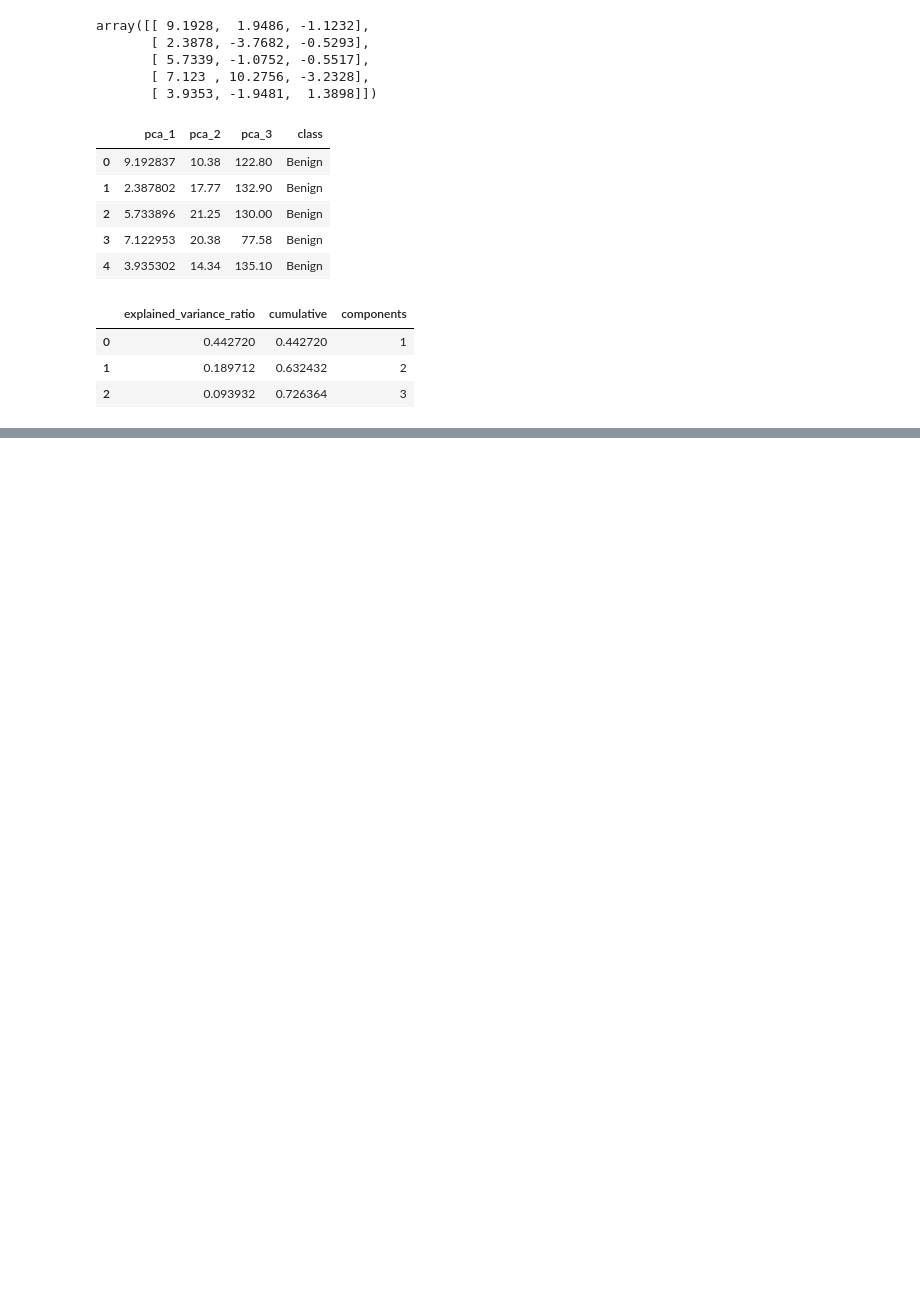
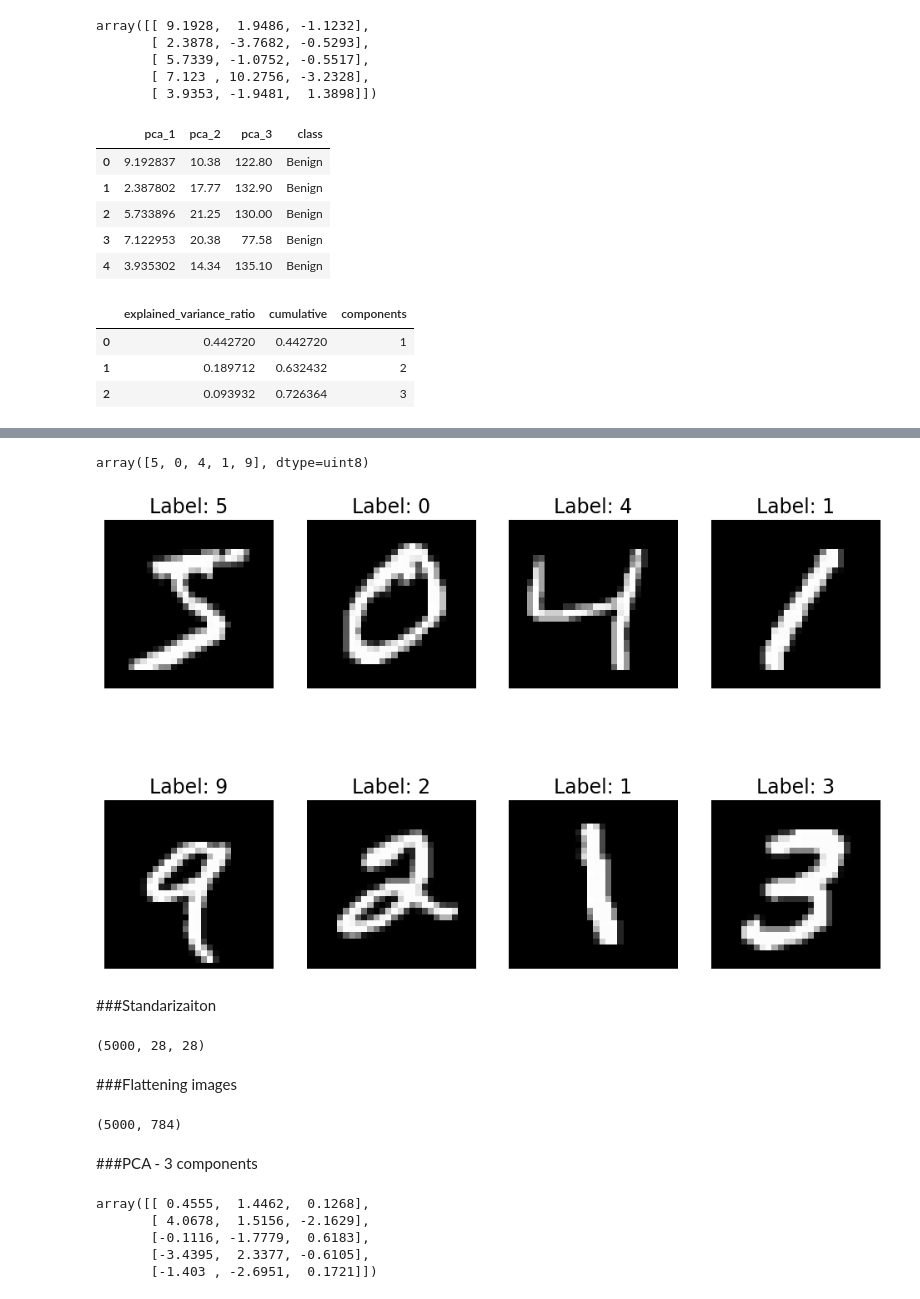
Before and after one commit to davidofitaly/machine-learning-notes, a Jupyter notebook: unsupervised/02_dimensionality_reduction/02_pca_examples.ipynb, the cells around one changed output, grey strips where cells are left out. Drawn from its saved outputs; the diff is of its cells as text; code cells hidden in the pictures; blank space fills up the shorter version.

```diff
--- a/unsupervised/02_dimensionality_reduction/02_pca_examples.ipynb
+++ b/unsupervised/02_dimensionality_reduction/02_pca_examples.ipynb
@@ -154,0 +157,9 @@ px.scatter_3d(pca_3, x='pca_1', y='pca_2', z='pca_3', color='class', symbol='cla
+# %%
+from keras.datasets import mnist
+
+(X_train, y_train), (X_test, y_test) = mnist.load_data()
+
+print(f'X_train shape: {X_train.shape}')
+print(f'X_test shape: {X_test.shape}')
+print(f'y_train shape: {y_train.shape}')
+print(f'y_test shape: {y_test.shape}')
@@ -154,0 +171,3 @@ px.scatter_3d(pca_3, x='pca_1', y='pca_2', z='pca_3', color='class', symbol='cla
+# %%
+X_train = X_train[:5000]
+y_train = y_train[:5000]
@@ -154,0 +194,42 @@ px.scatter_3d(pca_3, x='pca_1', y='pca_2', z='pca_3', color='class', symbol='cla
+# %%
+y_train[:5]
+# %% [output]
+array([5, 0, 4, 1, 9], dtype=uint8)
+# %%
+plt.figure(figsize=(12, 8))
+for i in range(8):
+    plt.subplot(2,4, i + 1)
+    plt.imshow(X_train[i], cmap='gray')
+    plt.title(f'Label: {y_train[i]}', color='black', fontsize=17)
+    plt.axis('off')
+plt.show()
+# %% [output]
+[figure, added]
+# %% [markdown]
+###Standarizaiton
+# %%
+X_train = X_train / 255
+X_test = X_test / 255
+X_train.shape
+# %% [output]
+(5000, 28, 28)
+# %% [markdown]
+###Flattening images
+# %%
+X_train = X_train.reshape(-1, 28 * 28)
+X_train.shape
+# %% [output]
+(5000, 784)
+# %% [markdown]
+###PCA - 3 components
+# %%
+pca = PCA(n_components=3)
+
+X_train_pca = pca.fit_transform(X_train)
+X_train_pca[:5]
+# %% [output]
+array([[ 0.4555,  1.4462,  0.1268],
+       [ 4.0678,  1.5156, -2.1629],
+       [-0.1116, -1.7779,  0.6183],
+       [-3.4395,  2.3377, -0.6105],
+       [-1.403 , -2.6951,  0.1721]])
```
Also changed, not shown: parts of 15 cells of this notebook.
